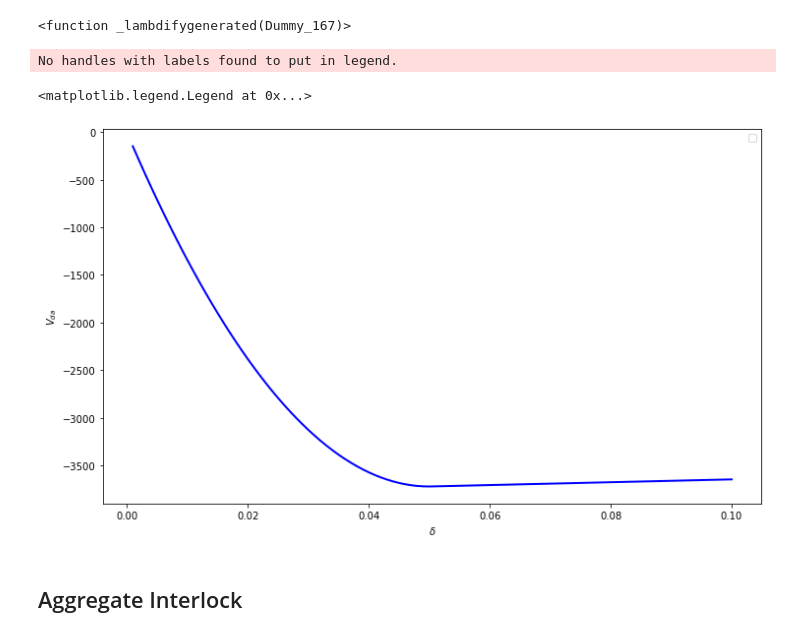
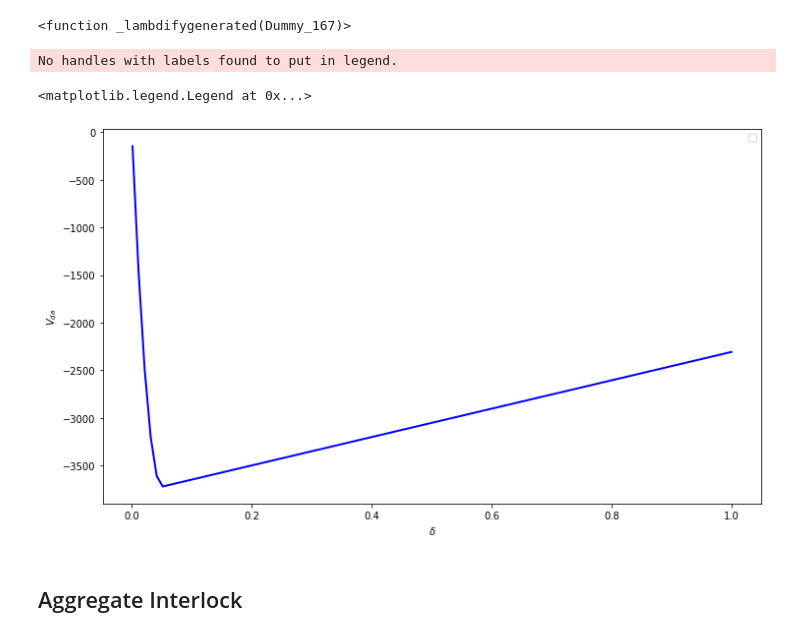
Before and after one commit to bmcs-group/bmcs_shear_zone, a Jupyter notebook: notebooks/crack_length_and_orientation/reference_calibration_huber_paper.ipynb, the cells around one changed output. Drawn from its saved outputs; the diff is of its cells as text; code cells hidden in the pictures.

```diff
--- a/notebooks/crack_length_and_orientation/reference_calibration_huber_paper.ipynb
+++ b/notebooks/crack_length_and_orientation/reference_calibration_huber_paper.ipynb
@@ -171,15 +171,15 @@ get_V_da
 <function _lambdifygenerated(Dummy_167)>
 # %%
 _, (ax1) = plt.subplots(1, 1, figsize=(12,7))
-delta_ = np.linspace(0.001, 0.1, 100)
+delta_ = np.linspace(0.001, 1, 100)
 V_da_val = get_V_da(delta_)
 ax1.plot(delta_, V_da_val, color='blue', lw=2);
 ax1.set_xlabel(r'$\delta$'); ax1.set_ylabel(r'$V_{da}$')
 ax1.legend()
 # %% [output]
 No handles with labels found to put in legend.
 <matplotlib.legend.Legend at 0x...>
-[figure, old version]
+[figure, new version]
 # %% [markdown]
 ## Aggregate Interlock
 # %% [markdown]
```
Also changed, not shown: 11 other files.
